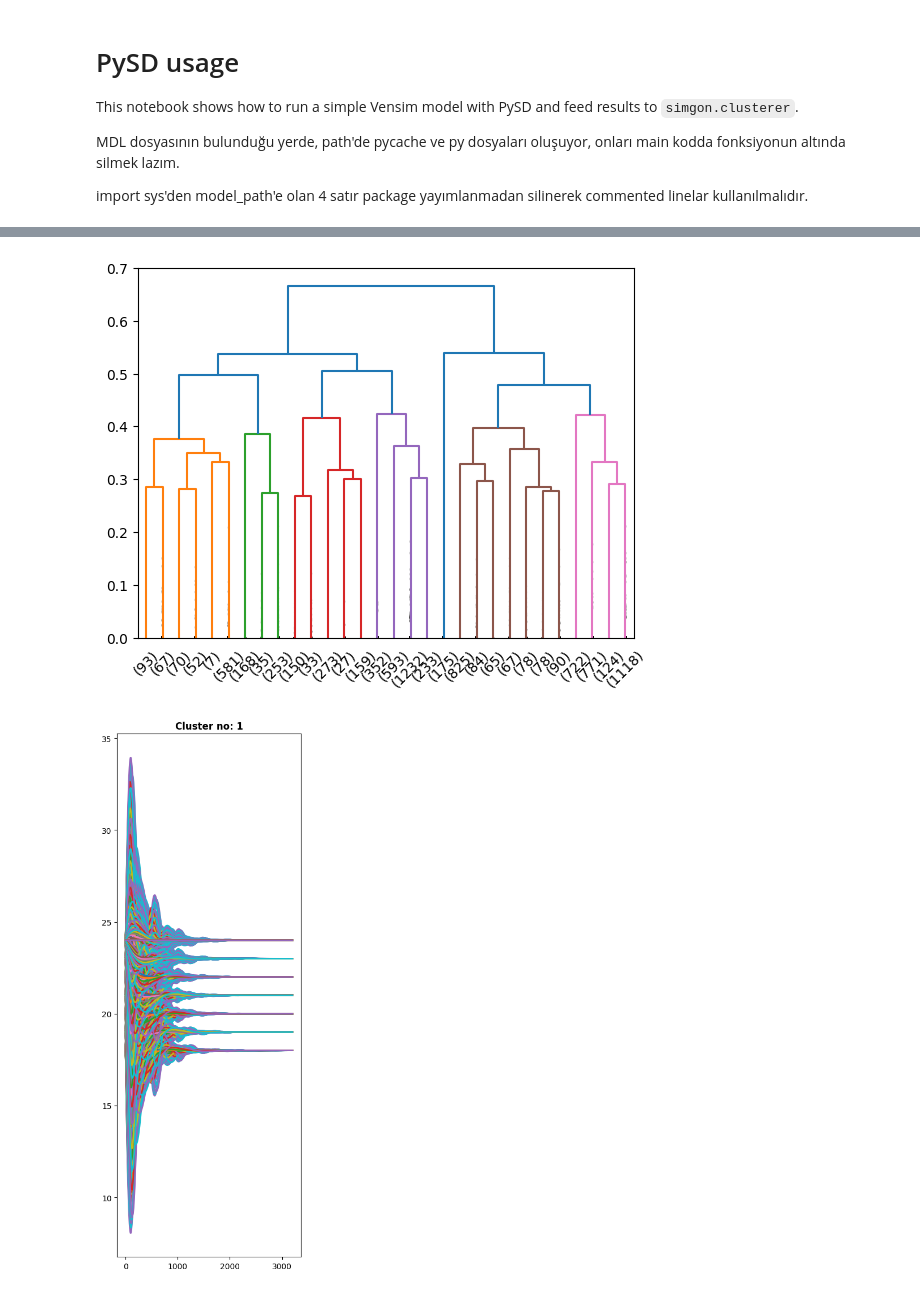
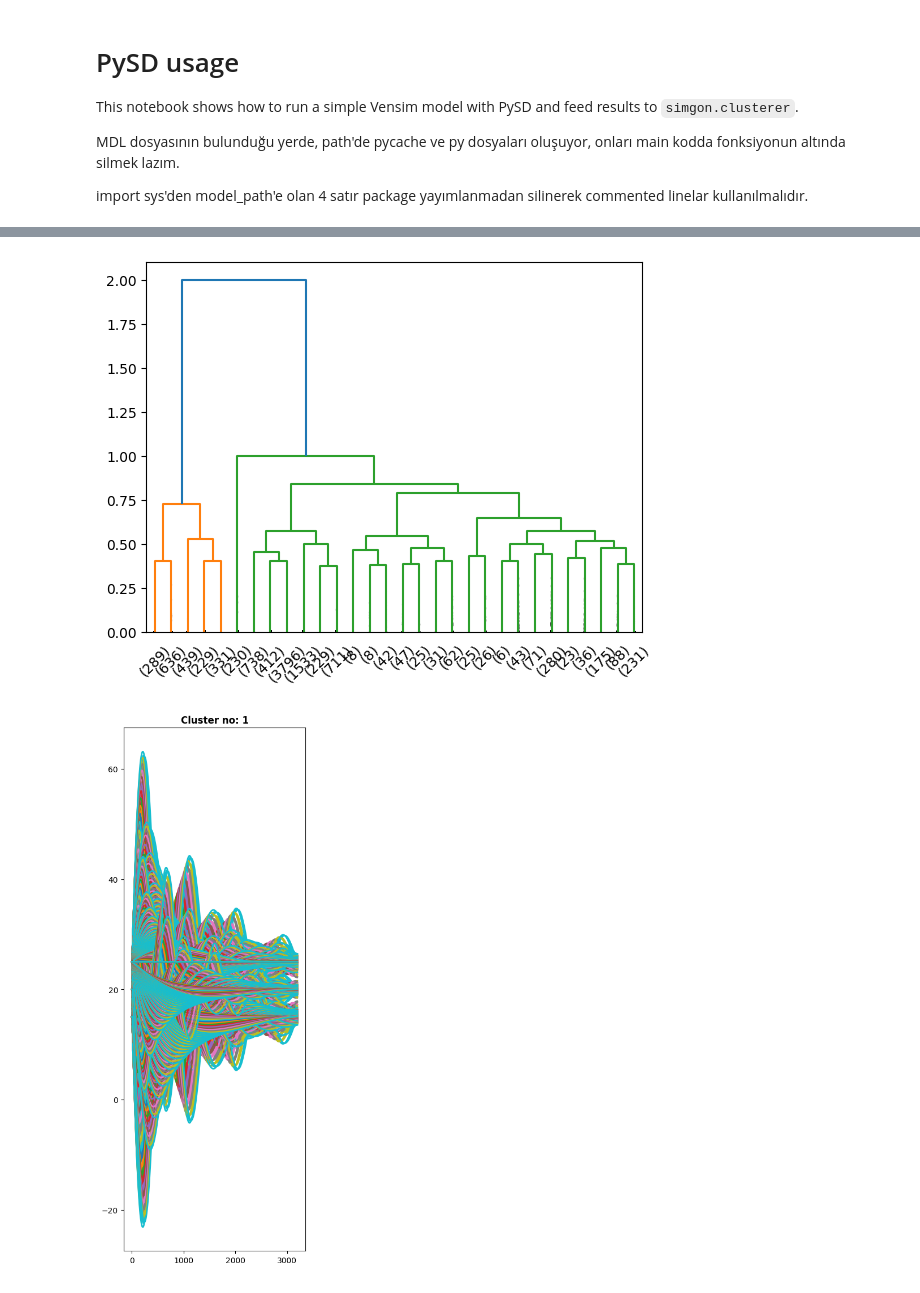
Before and after one commit to emirseners/ts-clustering, a Jupyter notebook: pysd/notebook.ipynb, the cells around one changed output, grey strips where cells are left out. Saved outputs shown, nothing was run; the diff lists cells and outputs as text; code cells hidden in the pictures.

```diff
--- a/pysd/notebook.ipynb
+++ b/pysd/notebook.ipynb
@@ -18,13 +18,18 @@ from simgon.clusterer import perform_clustering, simulate_from_vensim
 import os
 model_path = os.path.expanduser('~/Desktop/temperature model/temperature model.mdl')
 
-parameter_set = {'Initial actual temperature': [i for i in range(15, 25)],
-                 'Initial measured temperature': [i for i in range(15, 25)],
-                 'Desired temperature': [i for i in range(15, 25)],
-                 'Adjustment time': [i for i in range(1, 6)],
-                 'Measurement delay': [i for i in range(1, 6)]
+parameter_set = {'Initial actual temperature': [15, 20, 25],
+                 'Initial measured temperature': [15, 20, 25],
+                 'Desired temperature': [15, 20, 25],
+                 'Adjustment time': [2*i for i in range(1, 11)],
+                 'Measurement delay': [2*i for i in range(1, 11)]
                 }
 
 output_of_interest = 'Actual Temperature'
 
 simulation_results = simulate_from_vensim(model_path, parameter_set, output_of_interest)
+
+for i, res in enumerate(simulation_results[:5]):
+    print(f"Simulation Run {i+1}:")
+    print(res)
+    print("-" * 40)
@@ -52,5 +52,5 @@ Simulation Run 5:
 # %%
-clustering_results = perform_clustering(simulation_results, plotDendrogram=True, plotClusters=True)
+clustering_results = perform_clustering(simulation_results, cValue = 10000000000000, plotDendrogram=True, plotClusters=True)
 # %% [output]
-[figure, old version]
+[figure, new version]
-[figure, old version]
+[figure, new version]
```
Also changed, not shown: parts of 2 cells of this notebook, 9 other files.
